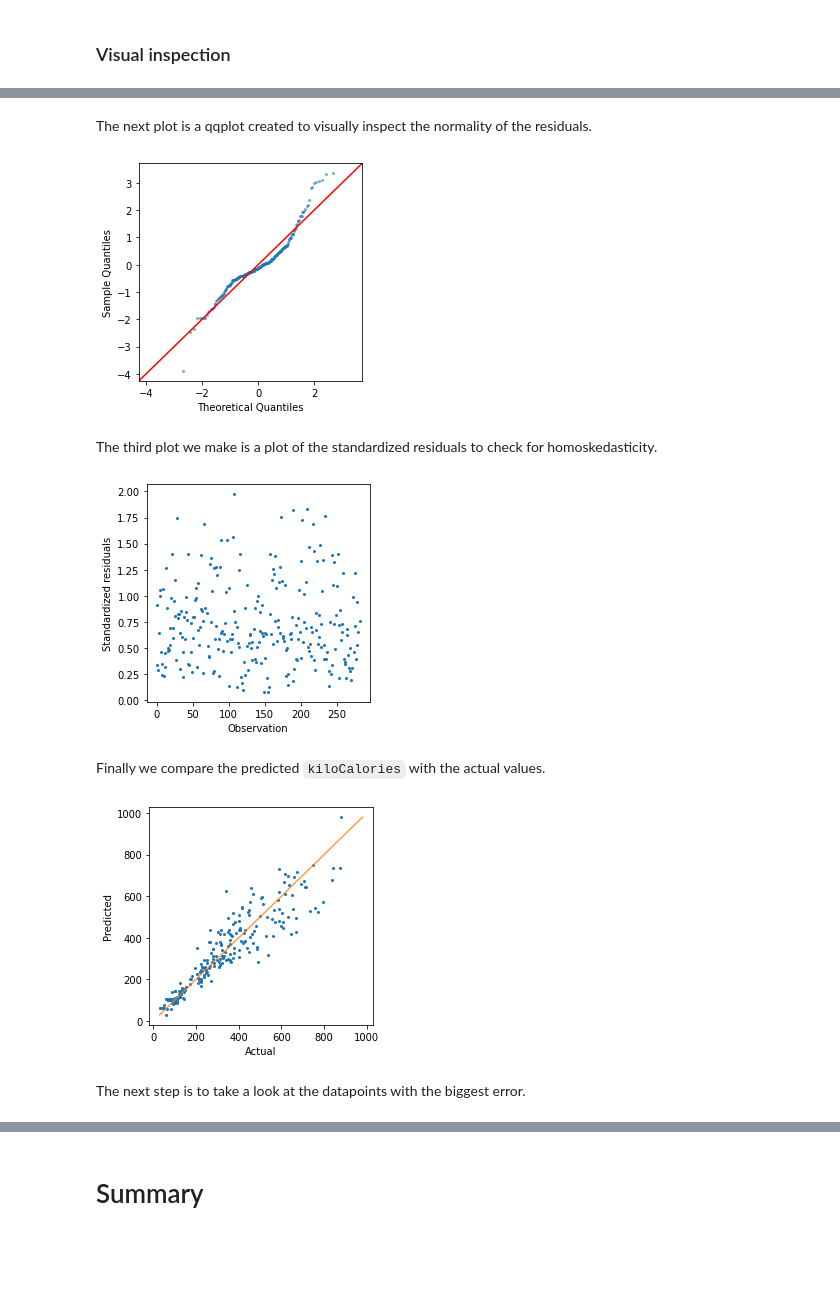
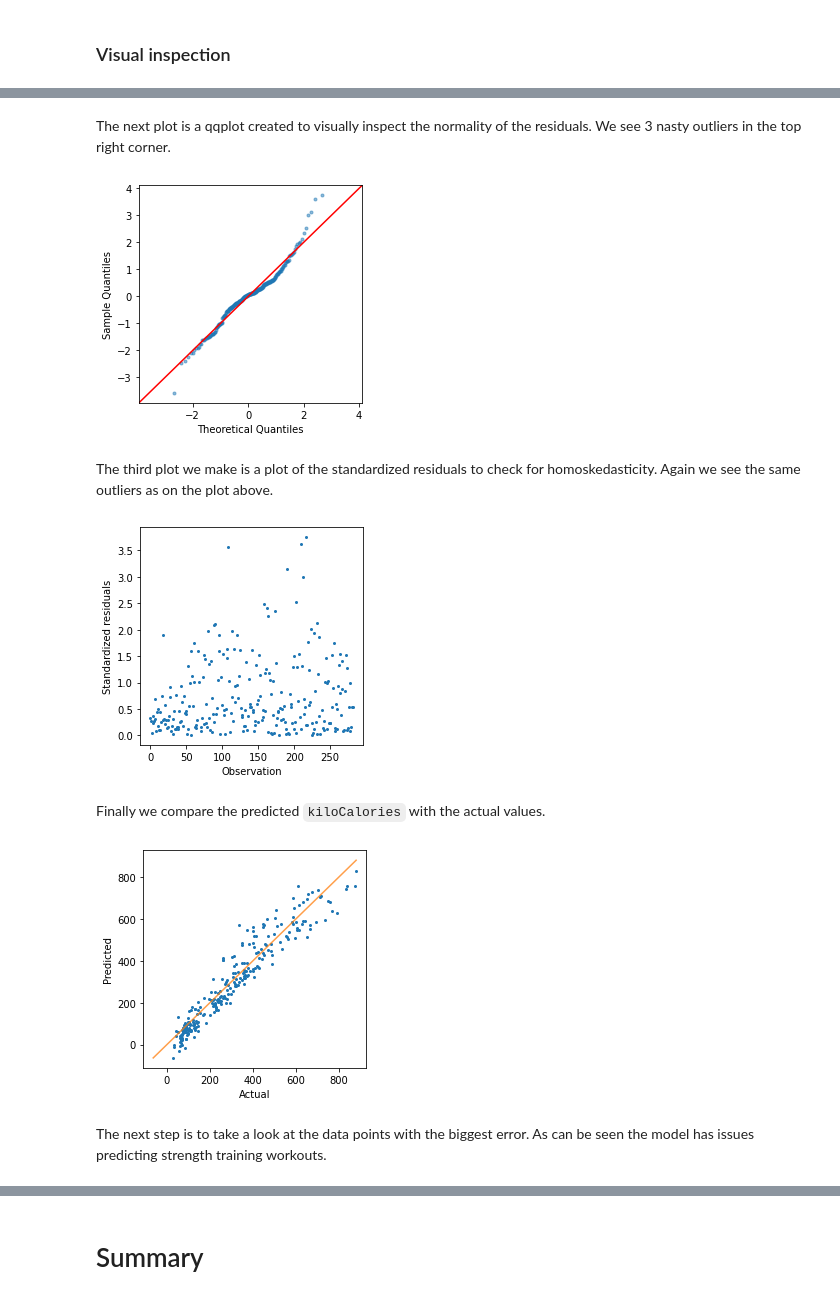
Before and after one commit to besiobu/data-science-portfolio, a Jupyter notebook: polar/Polar.ipynb, the cells around one changed output, grey strips where cells are left out. Cells and saved outputs as stored; diff of their text form; code cells hidden in the pictures; blank space fills up the shorter version.

```diff
--- a/polar/Polar.ipynb
+++ b/polar/Polar.ipynb
@@ -642,3 +681,5 @@ plt.show()
+# %%
+reg_df['isStrength'] = reg_df['isStrength'].astype(int)
 # %% [markdown]
 We inspect the correlation matrix to check for multicollinearity. It should be noted that the correlation between `kiloCalories` and `totalTime` is quite high and this to be expected.
 # %%
@@ -750,0 +725,2 @@ with open('mdl_results.txt', 'w') as f:
+# %%
+y_true = reg_df['kiloCalories'].to_numpy()
@@ -750,0 +835,12 @@ with open('mdl_results.txt', 'w') as f:
+# %%
+formula = 'kiloCalories ~ totalTime + heartRateQ99'
+re_formula = ' ~ totalTime'
+group = 'isStrength'
+
+mdl_time_with_hr_re = smf.mixedlm(formula=formula,
+                  data=reg_df,
+                  groups=reg_df[group],
+                  re_formula=re_formula)
+
+mdl_time_with_hr_re = mdl_time_with_hr_re.fit(method='lbfgs')
+mdl_time_with_hr_re.summary()
@@ -755,3 +888,6 @@ It should be noted that the model achieved `R^2 = 0.96` and that the Durbin-Wats
+# %%
+mdl = mdl_time_with_hr_re
+residuals = mdl_time_with_hr_re.resid
 # %% [markdown]
 ### Visual inspection
 # %% [markdown]
@@ -767,42 +903,49 @@ plt.show()
 # %% [markdown]
-The next plot is a qqplot created to visually inspect the normality of the residuals.
+The next plot is a qqplot created to visually inspect the normality of the residuals. We see 3 nasty outliers in the top right corner.
 # %%
 plt.figure()
 ax = plt.gca()
-qqplot(res.resid, ax=ax, color='#1f77b4', markersize=2, line='45', fit=True, alpha=1/2)
+
+qqplot(data=mdl.resid,
+       ax=ax,
+       color='#1f77b4',
+       markersize=3,
+       line='45',
+       fit=True,
+       alpha=1/2)
+
 plt.savefig('./img/mdl_qq.png')
 plt.show()
 # %% [output]
-[figure, old version]
+[figure, new version]
 # %% [markdown]
-The third plot we make is a plot of the standardized residuals to check for homoskedasticity.
+The third plot we make is a plot of the standardized residuals to check for homoskedasticity. Again we see the same outliers as on the plot above.
 # %%
-residuals_std = np.sqrt(np.abs((residuals - np.mean(residuals)) / np.std(residuals)))
+residuals_std = np.abs((residuals - np.mean(residuals)) / np.std(residuals))
 plt.plot(residuals_std, 'o', markersize=2)
 plt.xlabel('Observation')
 plt.ylabel('Standardized residuals')
 plt.savefig('./img/mdl_residuals_std.png')
 plt.show()
 # %% [output]
-[figure, old version]
+[figure, new version]
 # %% [markdown]
 Finally we compare the predicted `kiloCalories` with the actual values.
 # %%
-y_pred = res.predict(X)
+y_pred = mdl.predict(reg_df)
 y_pred = y_pred.to_numpy().reshape(len(y_pred))
-y_true = y.to_numpy().reshape(len(y),)
 
 m = np.min(np.hstack([y_true, y_pred]))
 M = np.max(np.hstack([y_true, y_pred]))
 
-x = np.linspace(m, M, len(y))
+x = np.linspace(m, M, len(y_pred))
 plt.plot(y_true, y_pred, 'o', markersize=2)
 plt.plot(x,x, alpha=3/4)
 plt.ylabel('Predicted')
 plt.xlabel('Actual')
 plt.savefig('./img/mdl_predicted_vs_actual.png')
 plt.show()
 # %% [output]
-[figure, old version]
+[figure, new version]
 # %% [markdown]
-The next step is to take a look at the datapoints with the biggest error.
+The next step is to take a look at the data points with the biggest error. As can be seen the model has issues predicting strength training workouts.
```
Also changed, not shown: parts of 99 cells of this notebook, 17 other files.
